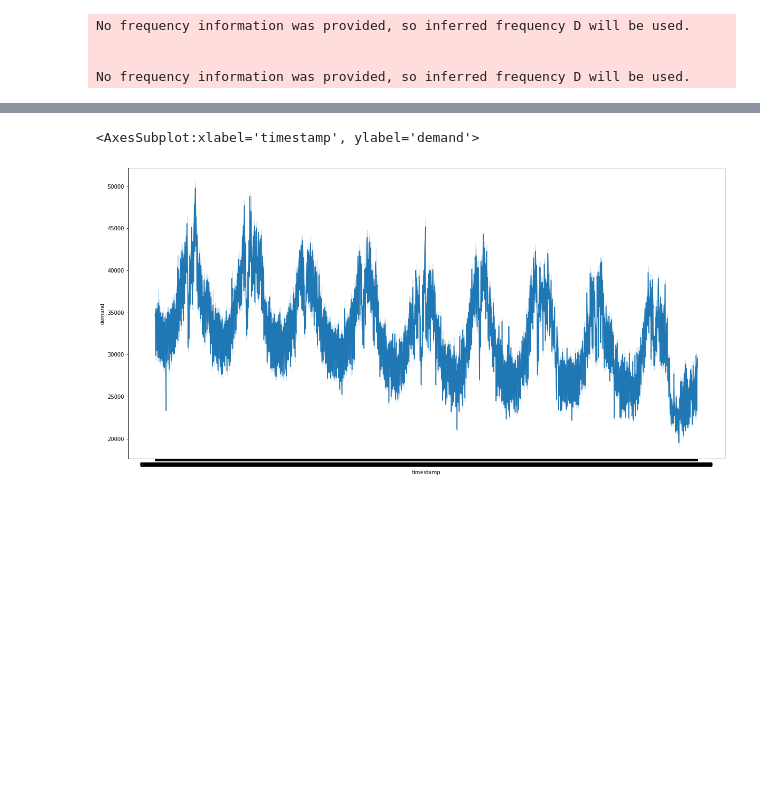
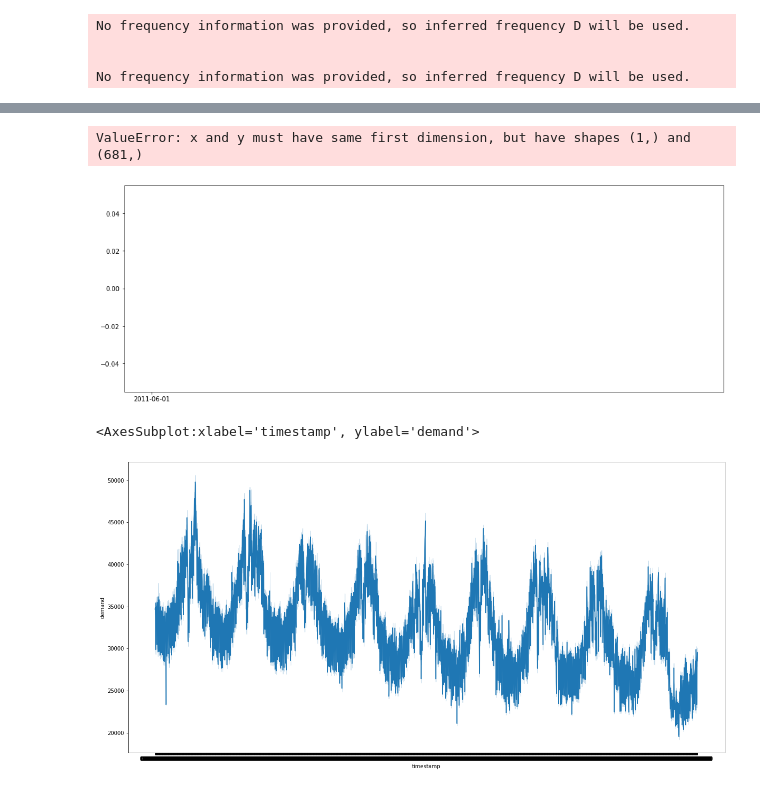
Before and after one commit to GDhasade/Time_Series_Analysis_NationalGrid_Data, a Jupyter notebook: UK_National_Grid_Electricity_Data_Time_Series_Analysis.ipynb, the cells around one changed output, grey strips where cells are left out. Saved outputs shown, nothing was run; the diff lists cells and outputs as text; code cells hidden in the pictures; blank space fills up the shorter version.

```diff
--- a/UK_National_Grid_Electricity_Data_Time_Series_Analysis.ipynb
+++ b/UK_National_Grid_Electricity_Data_Time_Series_Analysis.ipynb
@@ -447,3 +447,14 @@ fig = sm.graphics.tsa.plot_pacf(AnomalysEDA['demand'],lags=40)
     - d, D = 0
     - q, Q = 0
     - m = 365 (as we are considering daily data)
+# %%
+# split data into train and test
+def TSeries_train_test_split_func(TSeries, fraction_size):
+
+    split_index = int(round(TSeries.shape[0]*fraction_size, 0))
+    train_set = pd.DataFrame(TSeries[:split_index])
+    test_set = pd.DataFrame(TSeries[split_index:])
+    return train_set, test_set
+# %%
+### EXECUTE IN MAIN FUNCTION ###
+train_set, test_set = TSeries_train_test_split_func(AnomalysEDA['demand'], 0.80)
@@ -450,7 +485,7 @@ fig = sm.graphics.tsa.plot_pacf(AnomalysEDA['demand'],lags=40)
 # %%
 from statsmodels.tsa.arima_model import ARIMA
 # %%
-model=sm.tsa.statespace.SARIMAX(AnomalysEDA['demand'],order=(2, 0, 0),seasonal_order=(2,0,0,365))
+model=sm.tsa.statespace.SARIMAX(train_set['demand'],order=(2, 0, 0),seasonal_order=(2,0,0,7))
 results=model.fit()
 # %% [output]
 No frequency information was provided, so inferred frequency D will be used.
@@ -459,0 +526,3 @@ No frequency information was provided, so inferred frequency D will be used.
+# %%
+forecast = results.predict(test_set.shape[0])  # predict N steps into the future
+mape = MAPE(test_set.demand, forecasts)
@@ -460,3 +534,16 @@ No frequency information was provided, so inferred frequency D will be used.
+# %%
+# upper bound and lower bound using MAPE
+predicted_ub = forecast + (mape * 0.01 * forecast)
+predicted_lb = forecast - (mape * 0.01 * forecast)
+plt.fill_between(date, predicted_lb, predicted_ub, alpha = 0.3, color = 'red')
+plt.plot(date, test_set.demand, color = 'black')
+plt.legend(['Actual Test', 'Prediction Band'])
+plt.xlabel('Time Period')
+plt.xticks(rotation=45)
+plt.ylabel('Normalized Profit')
+# %% [output]
+ValueError: x and y must have same first dimension, but have shapes (1,) and (681,)
+[figure, added]
 # %%
 fig = plt.figure(figsize=(20, 10))
 EDADataset['timestamp'] = pd.to_datetime(EDADataset['timestamp'], format='%d-%m-%Y').dt.strftime('%d-%m-%Y')
```
Also changed, not shown: parts of 6 cells of this notebook.
